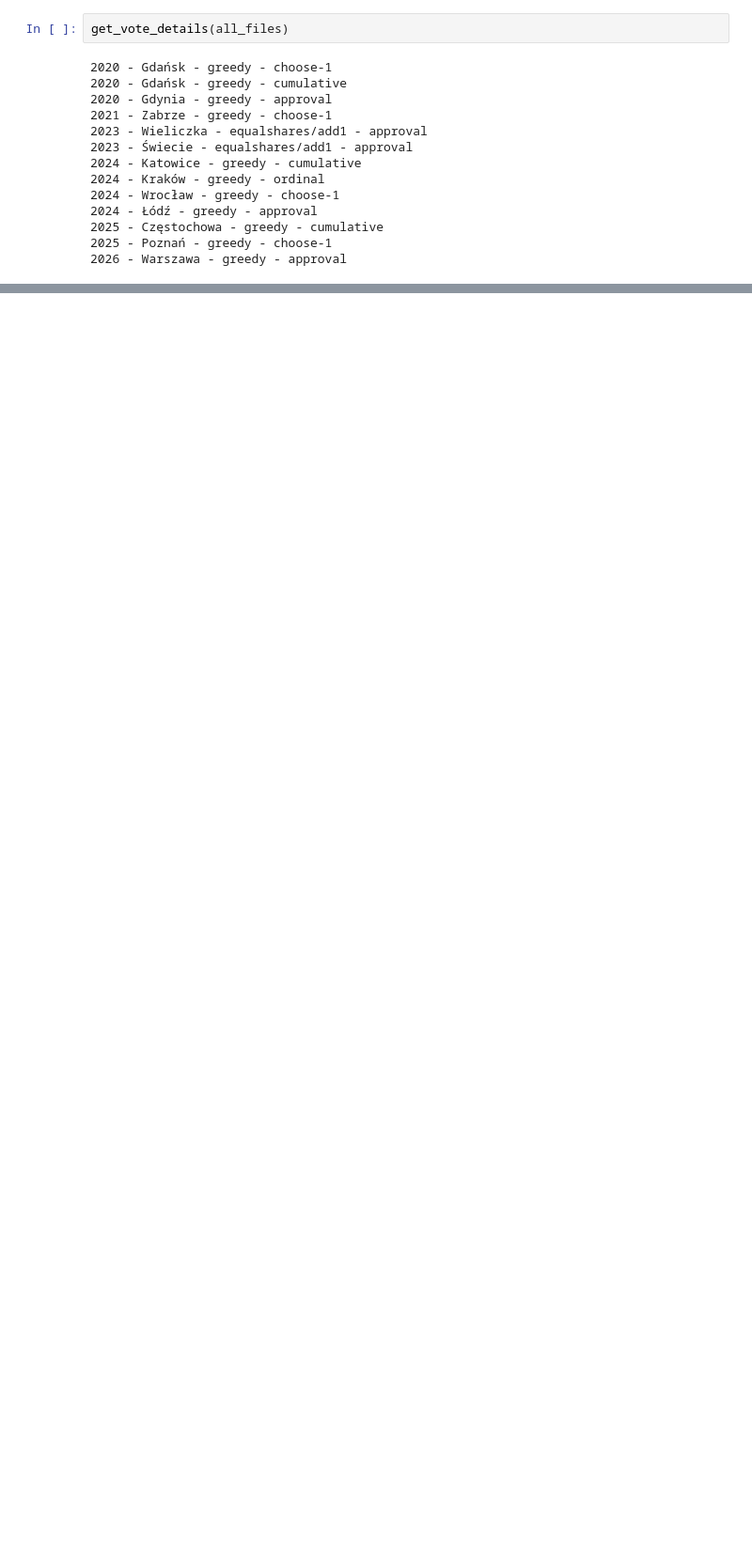
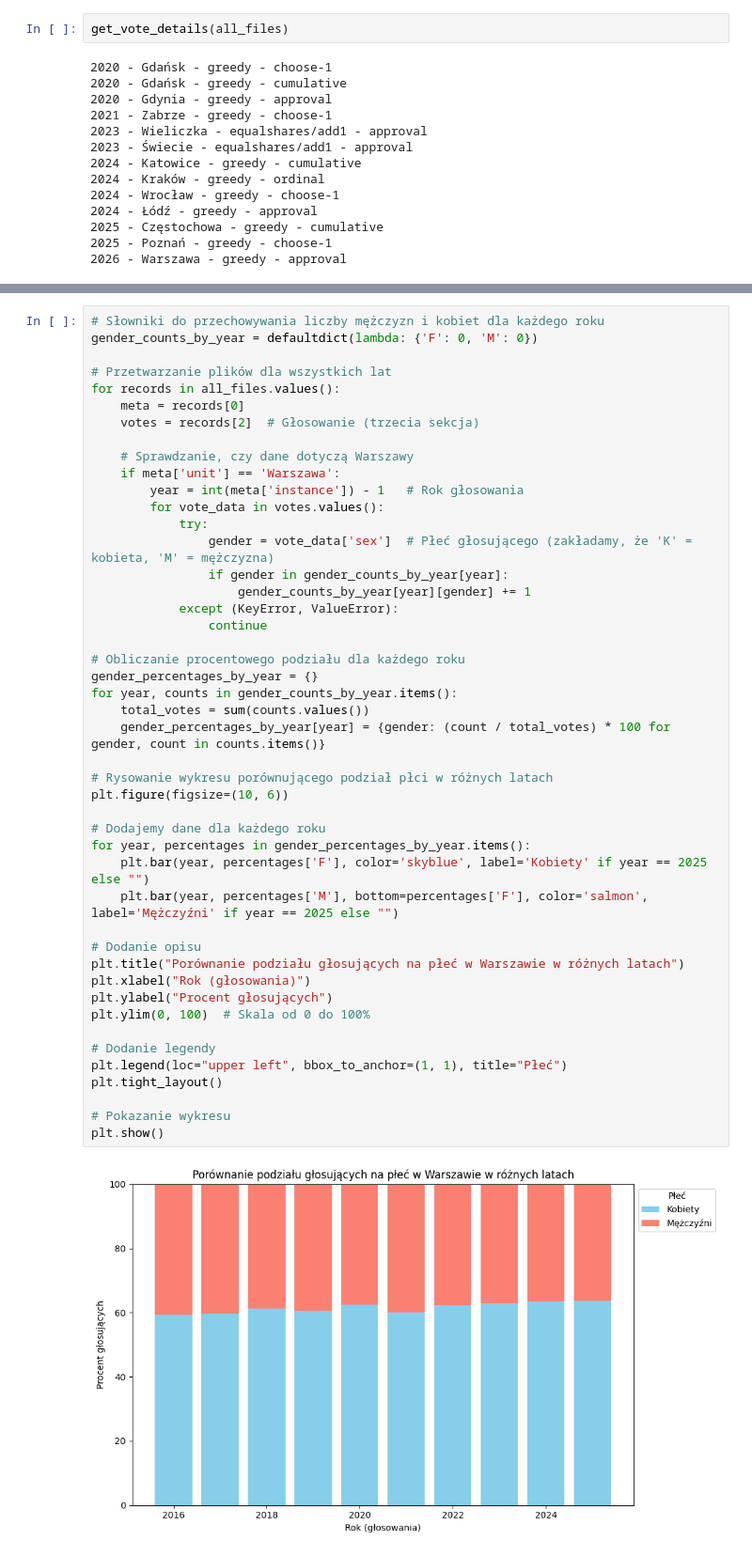
Before and after one commit to pabulib/pabulib_process_data, a Jupyter notebook: src/analytics/wwa_2026_statistics.ipynb, the cells around one changed output, grey strips where cells are left out. Shown at 94% size. Cells and saved outputs as stored; diff of their text form; blank space fills up the shorter version.

```diff
--- a/src/analytics/wwa_2026_statistics.ipynb
+++ b/src/analytics/wwa_2026_statistics.ipynb
@@ -551,0 +742,48 @@ get_vote_details(all_files)
+# %%
+# Słowniki do przechowywania liczby mężczyzn i kobiet dla każdego roku
+gender_counts_by_year = defaultdict(lambda: {'F': 0, 'M': 0})
+
+# Przetwarzanie plików dla wszystkich lat
+for records in all_files.values():
+    meta = records[0]
+    votes = records[2]  # Głosowanie (trzecia sekcja)
+
+    # Sprawdzanie, czy dane dotyczą Warszawy
+    if meta['unit'] == 'Warszawa':
+        year = int(meta['instance']) - 1   # Rok głosowania
+        for vote_data in votes.values():
+            try:
+                gender = vote_data['sex']  # Płeć głosującego (zakładamy, że 'K' = kobieta, 'M' = mężczyzna)
+                if gender in gender_counts_by_year[year]:
+                    gender_counts_by_year[year][gender] += 1
+            except (KeyError, ValueError):
+                continue
+
+# Obliczanie procentowego podziału dla każdego roku
+gender_percentages_by_year = {}
+for year, counts in gender_counts_by_year.items():
+    total_votes = sum(counts.values())
+    gender_percentages_by_year[year] = {gender: (count / total_votes) * 100 for gender, count in counts.items()}
+
+# Rysowanie wykresu porównującego podział płci w różnych latach
+plt.figure(figsize=(10, 6))
+
+# Dodajemy dane dla każdego roku
+for year, percentages in gender_percentages_by_year.items():
+    plt.bar(year, percentages['F'], color='skyblue', label='Kobiety' if year == 2025 else "")
+    plt.bar(year, percentages['M'], bottom=percentages['F'], color='salmon', label='Mężczyźni' if year == 2025 else "")
+
+# Dodanie opisu
+plt.title("Porównanie podziału głosujących na płeć w Warszawie w różnych latach")
+plt.xlabel("Rok (głosowania)")
+plt.ylabel("Procent głosujących")
+plt.ylim(0, 100)  # Skala od 0 do 100%
+
+# Dodanie legendy
+plt.legend(loc="upper left", bbox_to_anchor=(1, 1), title="Płeć")
+plt.tight_layout()
+
+# Pokazanie wykresu
+plt.show()
+# %% [output]
+[figure, added]
```
Also changed, not shown: parts of 12 cells of this notebook.
